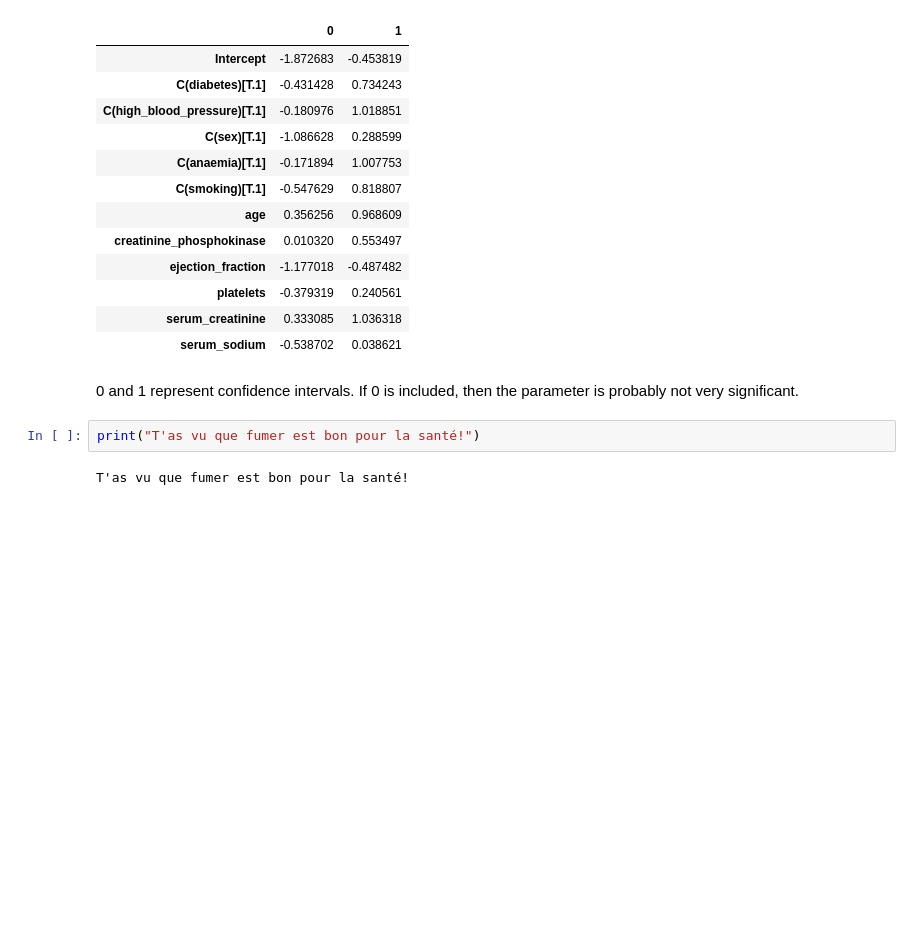
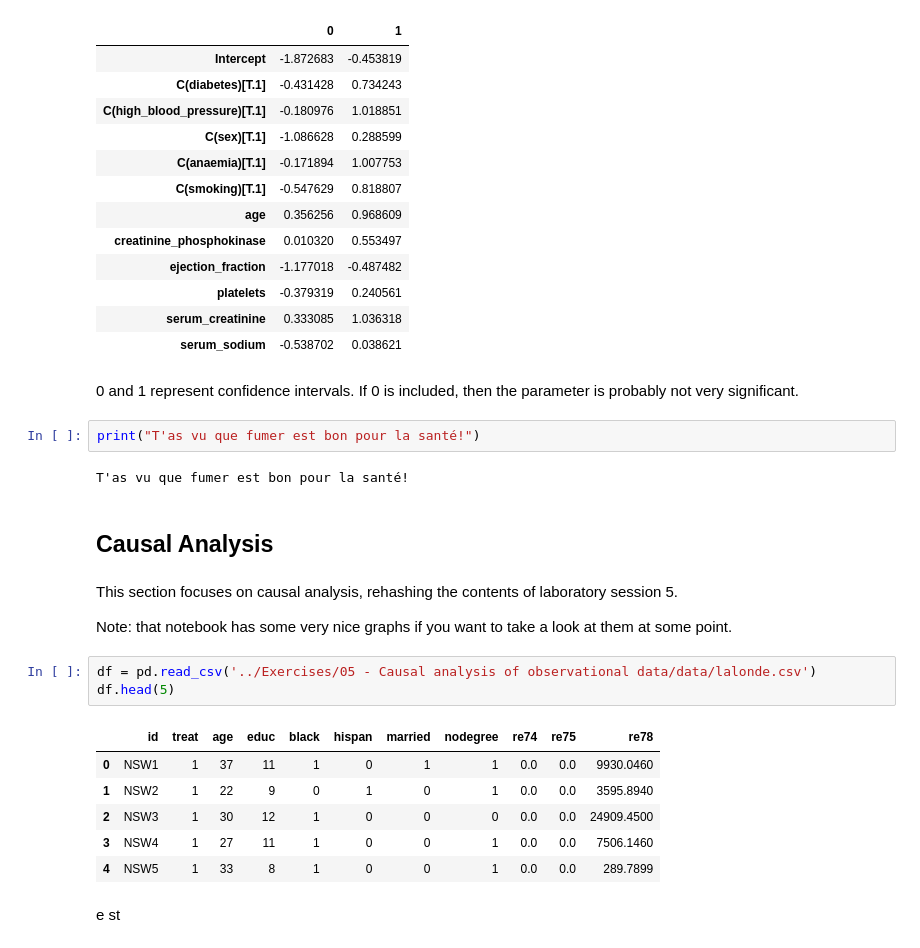
Before and after one commit to kabdelno/PersonalRepo-CS401, a Jupyter notebook: ExamPrep/MasterNotebook.ipynb, the cells around one changed output. Drawn from its saved outputs; the diff is of its cells as text; blank space fills up the shorter version.

```diff
--- a/ExamPrep/MasterNotebook.ipynb
+++ b/ExamPrep/MasterNotebook.ipynb
@@ -915,3 +915,21 @@ res.conf_int()
 print("T'as vu que fumer est bon pour la santé!")
 # %% [output]
 T'as vu que fumer est bon pour la santé!
+# %% [markdown]
+## Causal Analysis
+# %% [markdown]
+This section focuses on causal analysis, rehashing the contents of laboratory session 5.
+
+Note: that notebook has some very nice graphs if you want to take a look at them at some point.
+# %%
+df = pd.read_csv('../Exercises/05 - Causal analysis of observational data/data/lalonde.csv')
+df.head(5)
+# %% [output]
+|  | id | treat | age | educ | black | hispan | married | nodegree | re74 | re75 | re78 |
+| 0 | NSW1 | 1 | 37 | 11 | 1 | 0 | 1 | 1 | 0.0 | 0.0 | 9930.0460 |
+| 1 | NSW2 | 1 | 22 | 9 | 0 | 1 | 0 | 1 | 0.0 | 0.0 | 3595.8940 |
+| 2 | NSW3 | 1 | 30 | 12 | 1 | 0 | 0 | 0 | 0.0 | 0.0 | 24909.4500 |
+| 3 | NSW4 | 1 | 27 | 11 | 1 | 0 | 0 | 1 | 0.0 | 0.0 | 7506.1460 |
+| 4 | NSW5 | 1 | 33 | 8 | 1 | 0 | 0 | 1 | 0.0 | 0.0 | 289.7899 |
+# %% [markdown]
+e st
```
